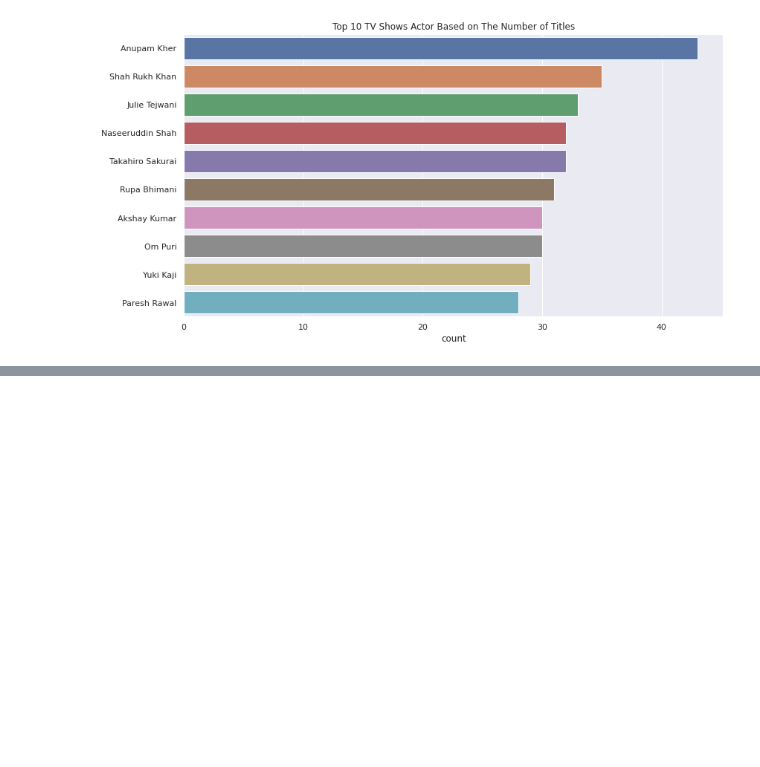
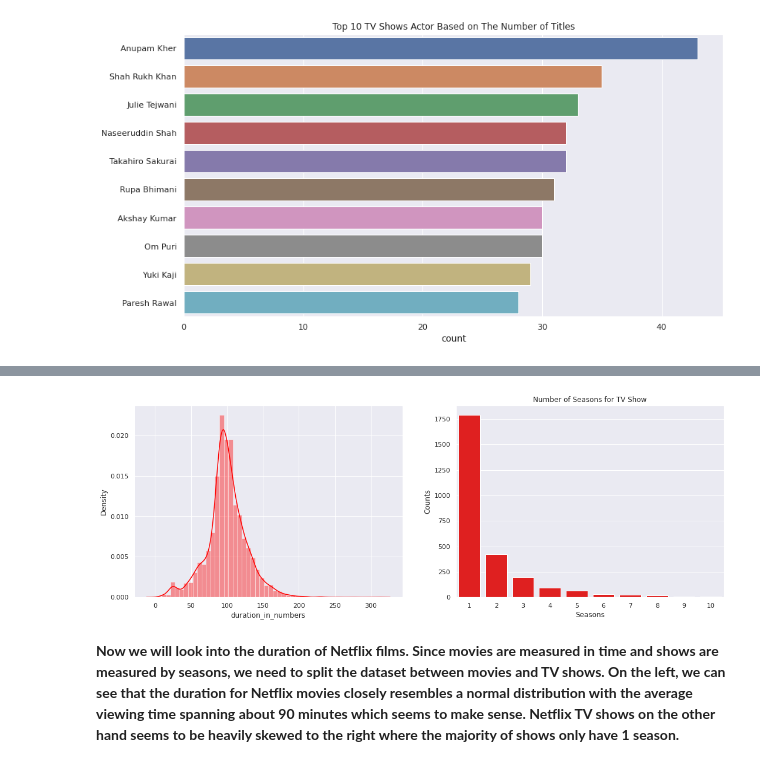
Before and after one commit to Kousikdutta1/Netflix-Shows-and-Movies-Dataset-Analysis, a Jupyter notebook: Netflix_Data_Analysis.ipynb, the cells around one changed output, grey strips where cells are left out. Cells and saved outputs as stored; diff of their text form; code cells hidden in the pictures; blank space fills up the shorter version.

```diff
--- a/Netflix_Data_Analysis.ipynb
+++ b/Netflix_Data_Analysis.ipynb
@@ -793,0 +865,4 @@ plt.show()
+# %%
+# Let's extract the duration in integer format.
+
+netflix_df['duration_in_numbers'] = netflix_df['duration'].str.extract('(\d+)')
@@ -793,0 +880,7 @@ plt.show()
+# %%
+# Let's create 2 separate dataset for Movies and TV Show
+
+
+netflix_movies = netflix_df[netflix_df['type'] == 'Movie']
+# %%
+netflix_tv_show = netflix_df[netflix_df['type'] == 'TV Show']
@@ -793,0 +903,21 @@ plt.show()
+# %%
+# Let's visualize both TV Show and Movies duration plots
+# Let's First define axes
+fig,axes = plt.subplots(1,2,figsize=(18,6))
+
+# Distribution curve for Movies duration
+sns.distplot(netflix_movies['duration_in_numbers'], color = 'red', ax = axes[0] );
+plt.xlabel('Duration of Movies')
+plt.ylabel('Density')
+plt.title('Distribution curve for Duration of Movies')
+
+# Count plot for Number of seasons of TV Shows
+sns.countplot(x = netflix_tv_show['duration_in_numbers'], order = netflix_tv_show['duration_in_numbers'].value_counts().index[:10], color = 'red', ax = axes[1] );
+plt.xlabel('Seasons')
+plt.ylabel('Counts')
+plt.title('Number of Seasons for TV Show')
+plt.show();
+# %% [output]
+[figure, added]
+# %% [markdown]
+**Now we will look into the duration of Netflix films. Since movies are measured in time and shows are measured by seasons, we need to split the dataset between movies and TV shows. On the left, we can see that the duration for Netflix movies closely resembles a normal distribution with the average viewing time spanning about 90 minutes which seems to make sense. Netflix TV shows on the other hand seems to be heavily skewed to the right where the majority of shows only have 1 season.**
```
Also changed, not shown: parts of 18 cells of this notebook.
